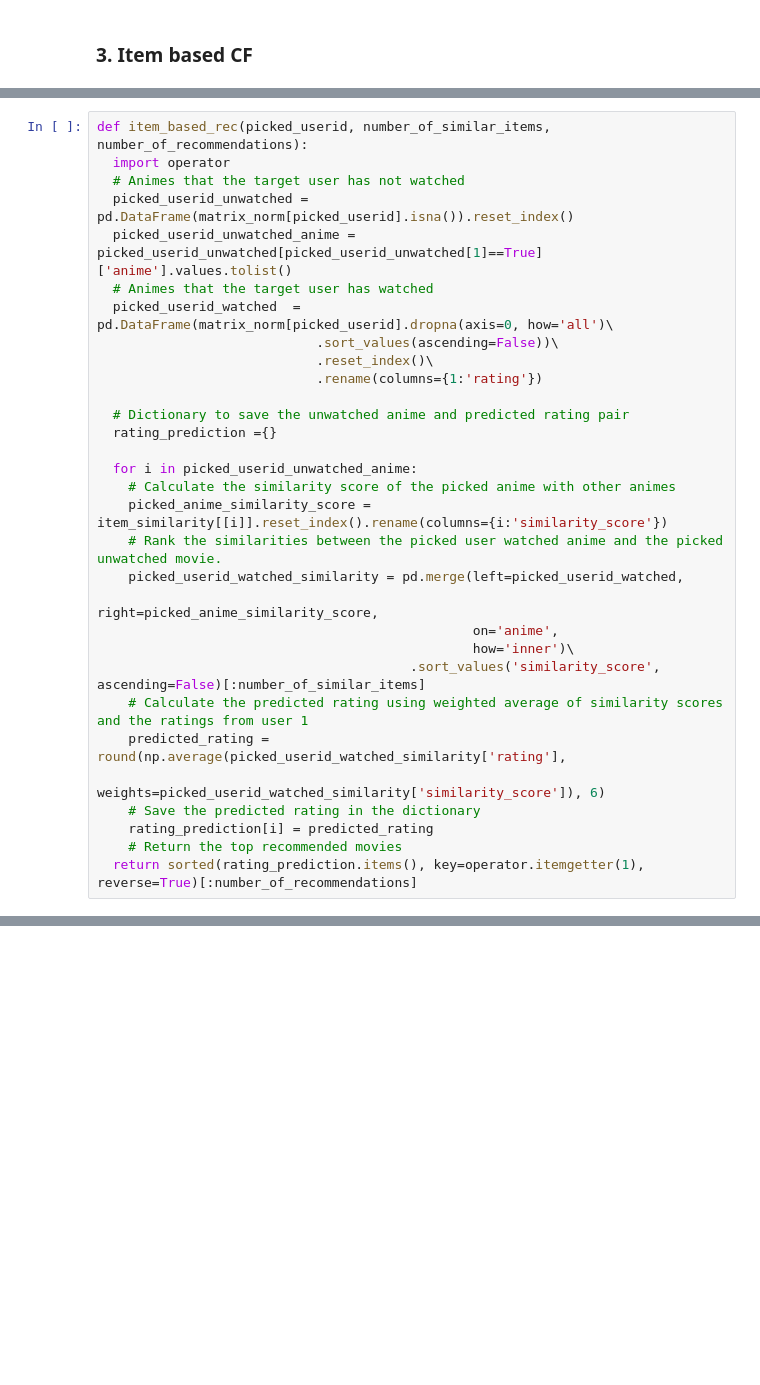
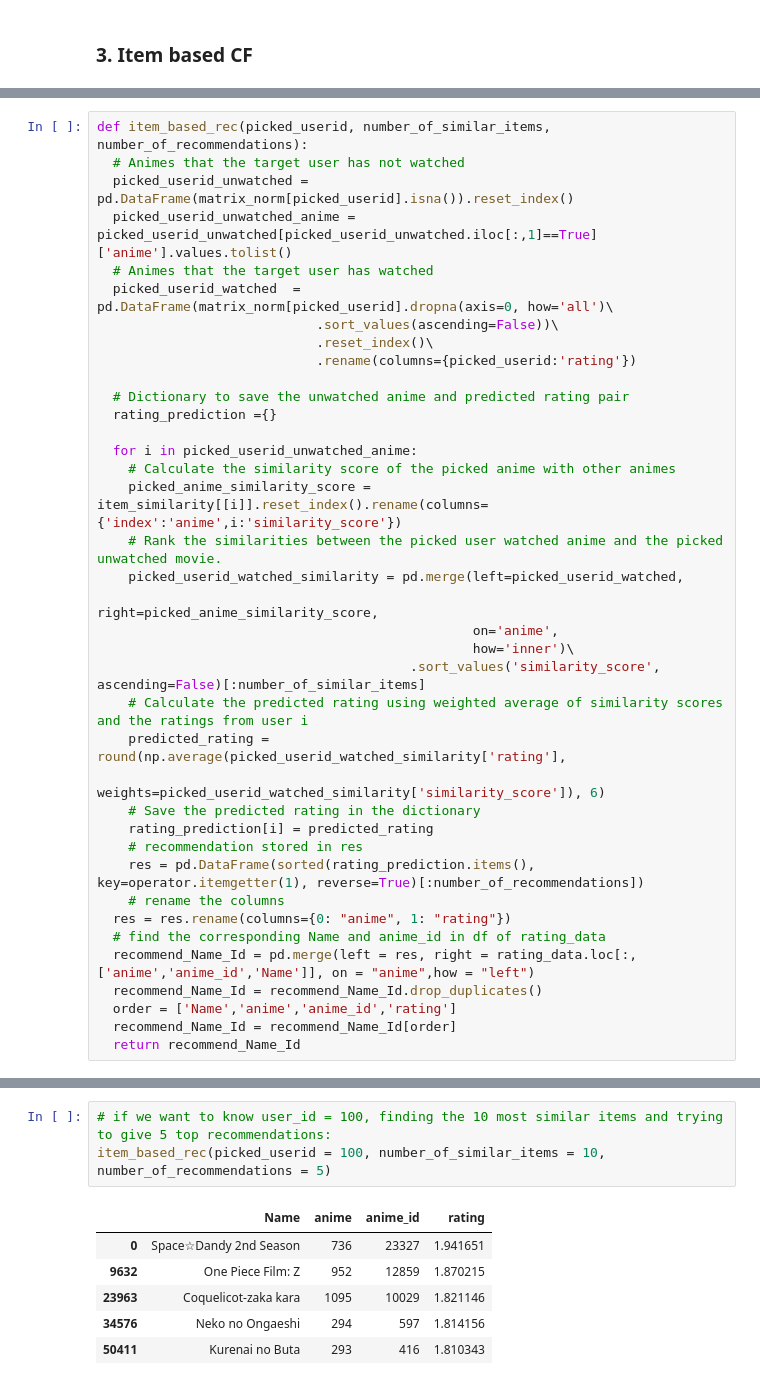
Before and after one commit to Yilun-Fu/Recommendation-Systems-for-an-Anime-Dataset, a Jupyter notebook: item based CF.ipynb, the cells around one changed output, grey strips where cells are left out. Drawn from its saved outputs; the diff is of its cells as text; blank space fills up the shorter version.

```diff
--- a/item based CF.ipynb
+++ b/item based CF.ipynb
@@ -113,31 +153,38 @@ item_similarity_cosine
 # %%
 def item_based_rec(picked_userid, number_of_similar_items, number_of_recommendations):
-  import operator
   # Animes that the target user has not watched
   picked_userid_unwatched = pd.DataFrame(matrix_norm[picked_userid].isna()).reset_index()
-  picked_userid_unwatched_anime = picked_userid_unwatched[picked_userid_unwatched[1]==True]['anime'].values.tolist()
+  picked_userid_unwatched_anime = picked_userid_unwatched[picked_userid_unwatched.iloc[:,1]==True]['anime'].values.tolist()
   # Animes that the target user has watched
   picked_userid_watched  = pd.DataFrame(matrix_norm[picked_userid].dropna(axis=0, how='all')\
                             .sort_values(ascending=False))\
                             .reset_index()\
-                            .rename(columns={1:'rating'})
+                            .rename(columns={picked_userid:'rating'})
 
   # Dictionary to save the unwatched anime and predicted rating pair
   rating_prediction ={}
 
   for i in picked_userid_unwatched_anime:
     # Calculate the similarity score of the picked anime with other animes
-    picked_anime_similarity_score = item_similarity[[i]].reset_index().rename(columns={i:'similarity_score'})
+    picked_anime_similarity_score = item_similarity[[i]].reset_index().rename(columns={'index':'anime',i:'similarity_score'})
     # Rank the similarities between the picked user watched anime and the picked unwatched movie.
     picked_userid_watched_similarity = pd.merge(left=picked_userid_watched,
                                                 right=picked_anime_similarity_score,
                                                 on='anime',
                                                 how='inner')\
                                         .sort_values('similarity_score', ascending=False)[:number_of_similar_items]
-    # Calculate the predicted rating using weighted average of similarity scores and the ratings from user 1
+    # Calculate the predicted rating using weighted average of similarity scores and the ratings from user i
     predicted_rating = round(np.average(picked_userid_watched_similarity['rating'],
                                         weights=picked_userid_watched_similarity['similarity_score']), 6)
     # Save the predicted rating in the dictionary
     rating_prediction[i] = predicted_rating
-    # Return the top recommended movies
-  return sorted(rating_prediction.items(), key=operator.itemgetter(1), reverse=True)[:number_of_recommendations]
+    # recommendation stored in res
+    res = pd.DataFrame(sorted(rating_prediction.items(), key=operator.itemgetter(1), reverse=True)[:number_of_recommendations])
+    # rename the columns
+  res = res.rename(columns={0: "anime", 1: "rating"})
+  # find the corresponding Name and anime_id in df of rating_data
+  recommend_Name_Id = pd.merge(left = res, right = rating_data.loc[:,['anime','anime_id','Name']], on = "anime",how = "left")
+  recommend_Name_Id = recommend_Name_Id.drop_duplicates()
+  order = ['Name','anime','anime_id','rating']
+  recommend_Name_Id = recommend_Name_Id[order]
+  return recommend_Name_Id
@@ -143,0 +208,10 @@ def item_based_rec(picked_userid, number_of_similar_items, number_of_recommendat
+# %%
+# if we want to know user_id = 100, finding the 10 most similar items and trying to give 5 top recommendations:
+item_based_rec(picked_userid = 100, number_of_similar_items = 10, number_of_recommendations = 5)
+# %% [output]
+|  | Name | anime | anime_id | rating |
+| 0 | Space☆Dandy 2nd Season | 736 | 23327 | 1.941651 |
+| 9632 | One Piece Film: Z | 952 | 12859 | 1.870215 |
+| 23963 | Coquelicot-zaka kara | 1095 | 10029 | 1.821146 |
+| 34576 | Neko no Ongaeshi | 294 | 597 | 1.814156 |
+| 50411 | Kurenai no Buta | 293 | 416 | 1.810343 |
```
Also changed, not shown: parts of 13 cells of this notebook.
